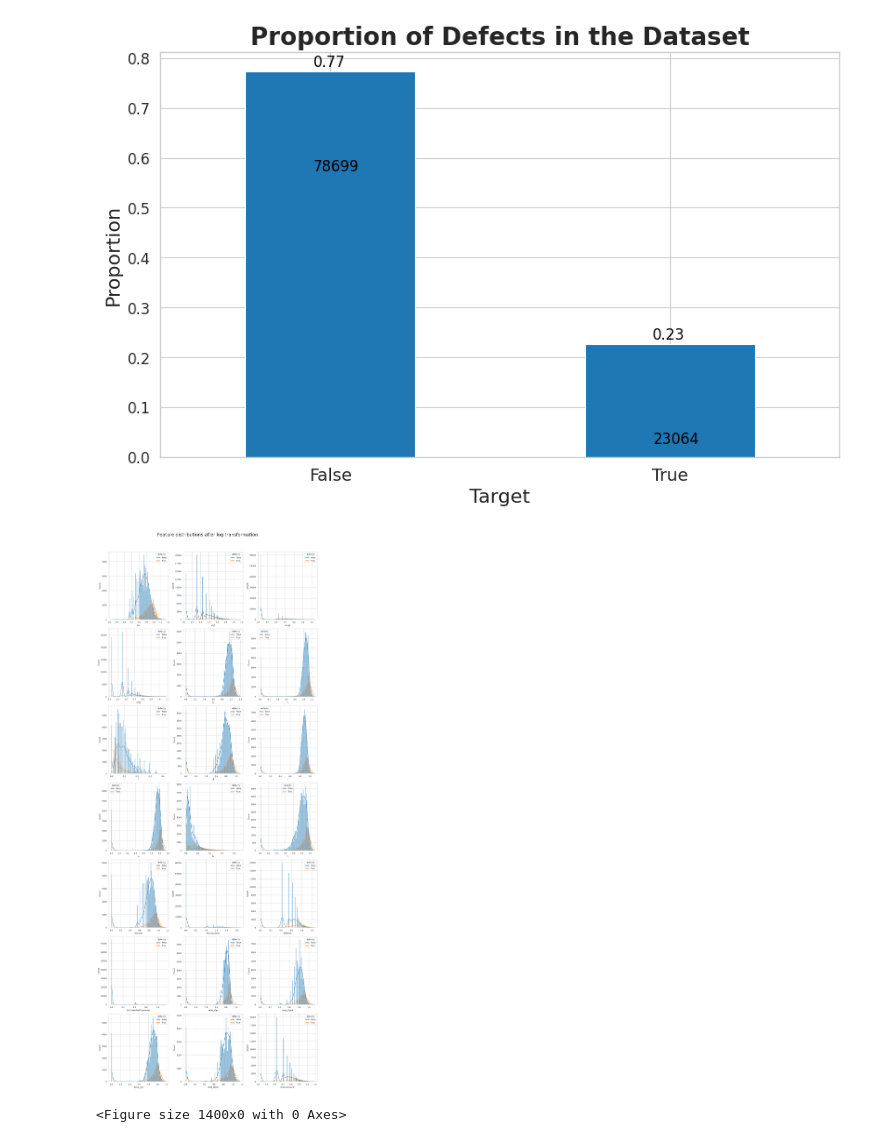
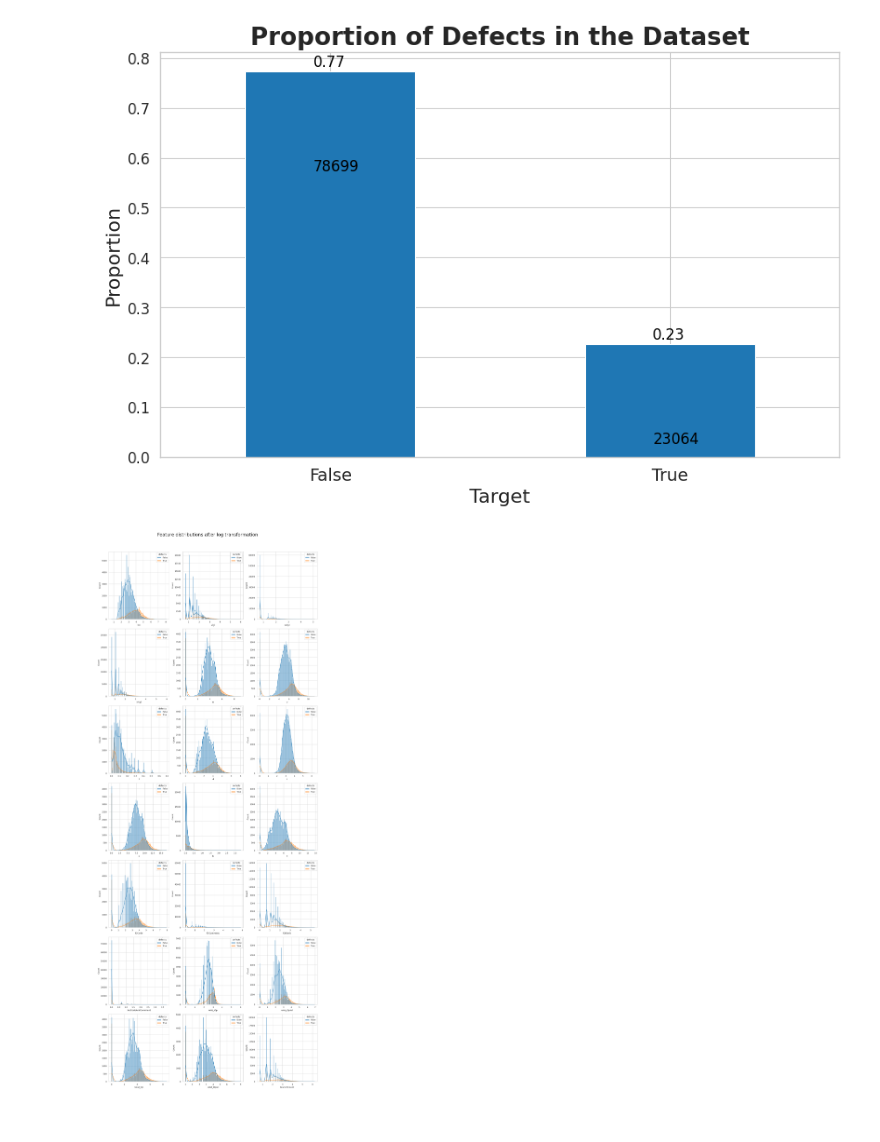
Before and after one commit to PenidoRafael/Binary_Classification_Software_Defects, a Jupyter notebook: playground-series-s3e23/eda_base.ipynb, the cells around one changed output. Cells and saved outputs as stored; diff of their text form; code cells hidden in the pictures.

```diff
--- a/playground-series-s3e23/eda_base.ipynb
+++ b/playground-series-s3e23/eda_base.ipynb
@@ -22,9 +22,10 @@ from xgboost import XGBClassifier
 sns.set_style("whitegrid")
 sns.set_context("paper")
 # %%
-train = pd.read_csv('/home/rafael/Documentos/notebooks/kaggle_software_defect/playground-series-s3e23/train.csv')
-test = pd.read_csv('/home/rafael/Documentos/notebooks/kaggle_software_defect/playground-series-s3e23/test.csv')
-#original = pd.read_csv("horse.csv")
+submission = pd.read_csv('data/sample_submission.csv')
+train = pd.read_csv('data/train.csv')
+test = pd.read_csv('data/test.csv')
+original = pd.read_csv("horse.csv")
 
 df = train.copy()
 target = 'defects'
@@ -122,27 +123,22 @@ plt.show()
 # %% [output]
 [figure]
 # %%
+df_eda = df.copy()
+
 for col in continuous_vars:
-    df[col] = df[col].apply(lambda x: np.log(x+1))
+    df_eda[col] = df_eda[col].apply(lambda x: np.log(x+1))
 
 plt.figure(figsize=(14, len(continuous_vars)*2.5))
 
 for idx, column in enumerate(continuous_vars):
     plt.subplot(len(continuous_vars)//2 + len(continuous_vars)%2, 3, idx+1)
-    sns.histplot(x=column, hue="defects", data=df, bins=100, kde=True)
+    sns.histplot(x=column, hue="defects", data=df_eda, bins=100, kde=True)
 
 plt.tight_layout()
 plt.suptitle('Feature distributions after log transformation', y=1.02, fontsize=20)
 plt.show()
 # %% [output]
-[figure, old version]
+[figure, new version]
-# %%
-plt.subplot(234)
-plt.boxplot(x=train_data['cond'], showmeans = True, meanline = True)
-plt.title('cond')
-plt.ylabel('count')
-# %% [output]
-<Figure size 1400x0 with 0 Axes>
 # %%
 plt.figure(figsize=(14, len(continuous_vars)*2.5))
 
```
Also changed, not shown: parts of 6 cells of this notebook, 1 other file.
